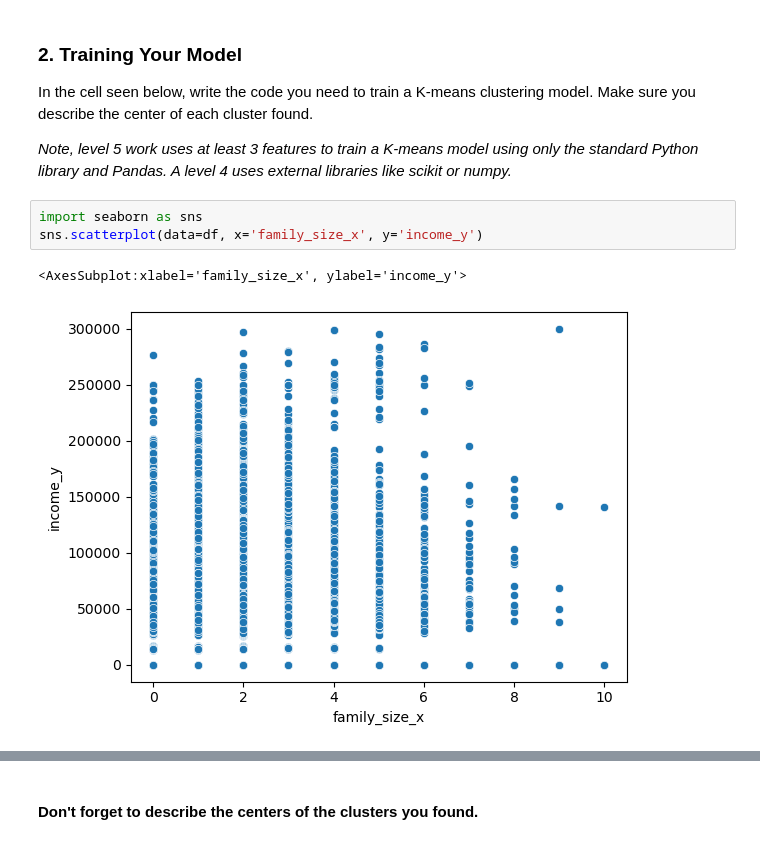
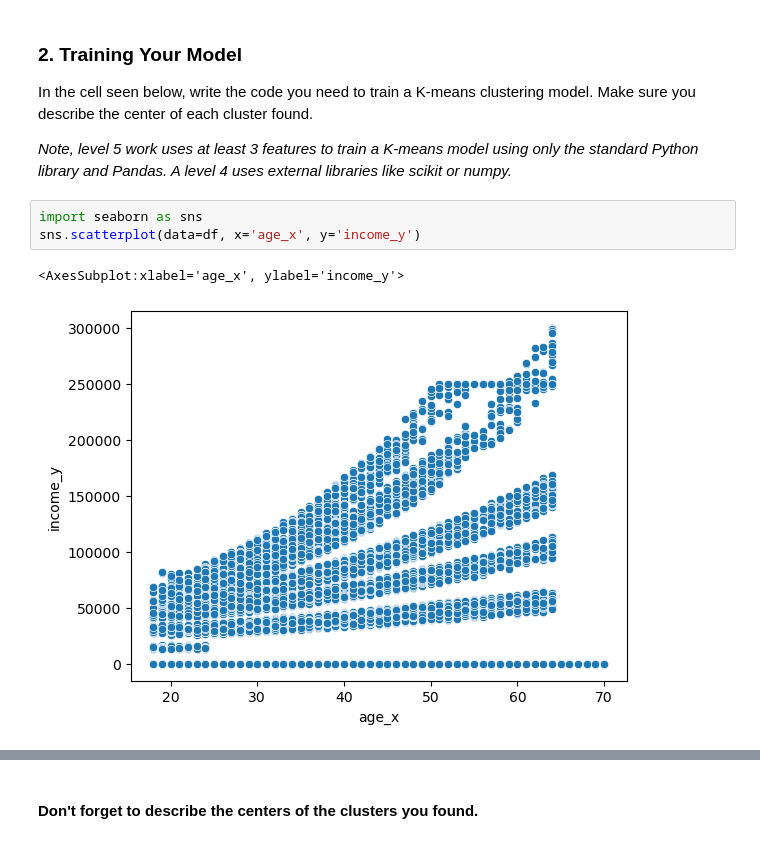
Before and after one commit to applepot437/ml, a Jupyter notebook: taco bell/RFP_2_Template.ipynb, the cells around one changed output, grey strips where cells are left out. Saved outputs shown, nothing was run; the diff lists cells and outputs as text.

```diff
--- a/taco bell/RFP_2_Template.ipynb
+++ b/taco bell/RFP_2_Template.ipynb
@@ -52,7 +52,7 @@ In the cell seen below, write the code you need to train a K-means clustering mo
 *Note, level 5 work uses at least 3 features to train a K-means model using only the standard Python library and Pandas. A level 4 uses external libraries like scikit or numpy.*
 # %%
 import seaborn as sns
-sns.scatterplot(data=df, x='family_size_x', y='income_y')
+sns.scatterplot(data=df, x='age_x', y='income_y')
 # %% [output]
-<AxesSubplot:xlabel='family_size_x', ylabel='income_y'>
+<AxesSubplot:xlabel='age_x', ylabel='income_y'>
-[figure, old version]
+[figure, new version]
```
Also changed, not shown: parts of 3 cells of this notebook, 2 other files.
